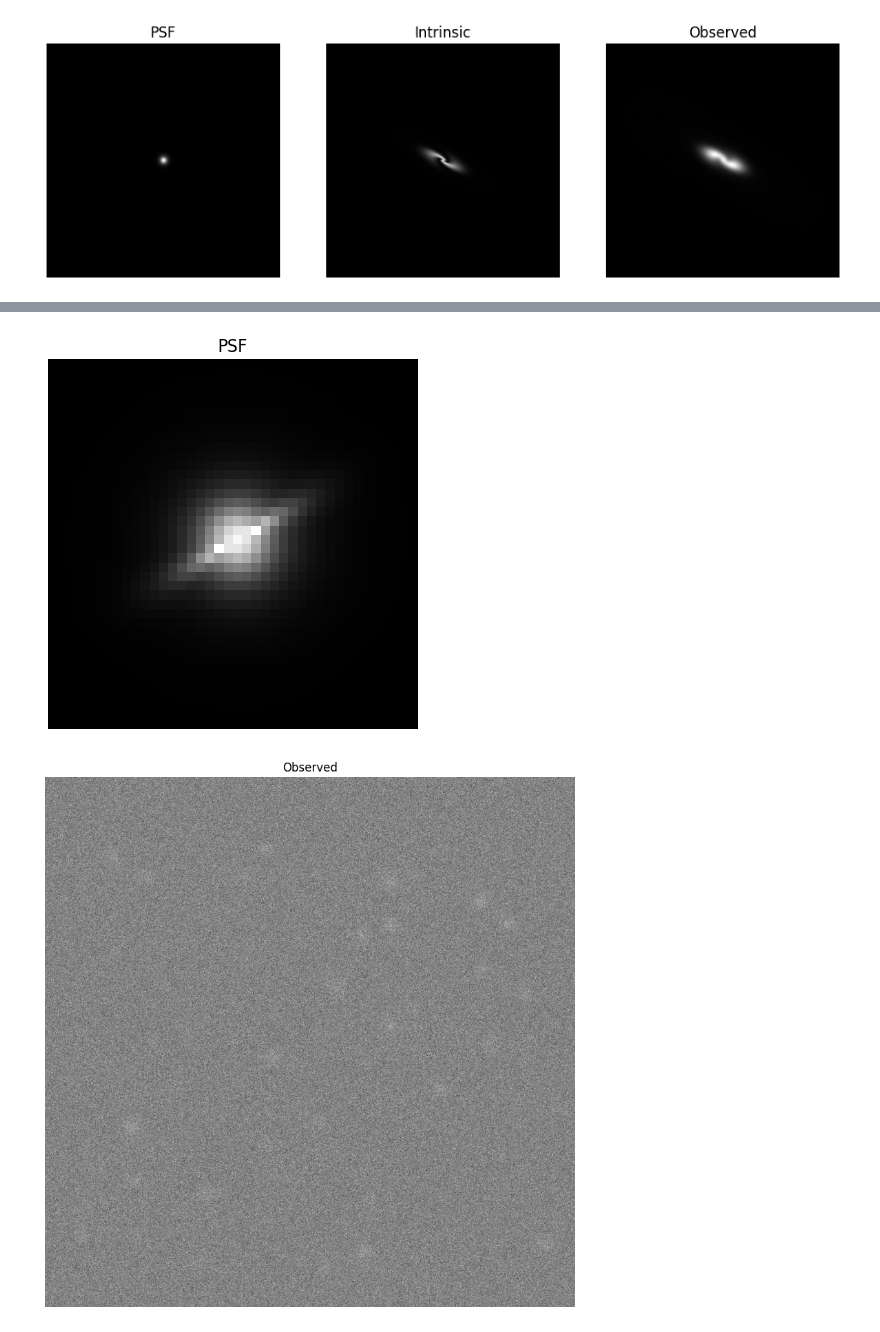
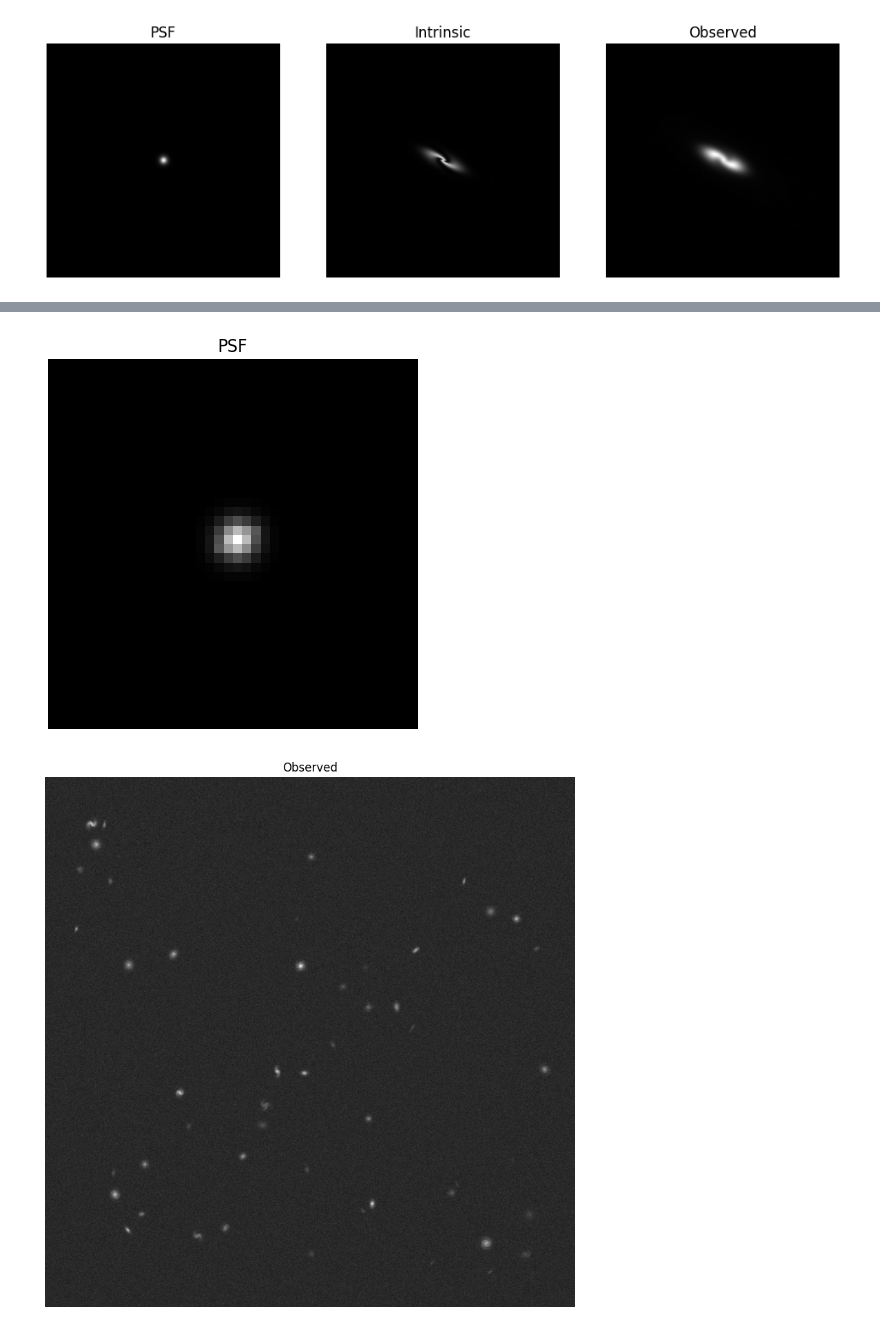
Before and after one commit to nielsklerk/FRP, a Jupyter notebook: notebooks/02_gaap.ipynb, the cells around one changed output, grey strips where cells are left out. Saved outputs shown, nothing was run; the diff lists cells and outputs as text; code cells hidden in the pictures.

```diff
--- a/notebooks/02_gaap.ipynb
+++ b/notebooks/02_gaap.ipynb
@@ -81,8 +80,8 @@ width = 1000
 margin = 50
 
 # Define scaling for the weight
-a = 10
-b = 10
+a = 8
+b = 8
 
 image = np.zeros((height, width), dtype=float)
 
@@ -90,8 +89,8 @@ centers = []
 true_F = []
 for _ in range(N_galaxies):
     # Generate random galaxy parameters
-    xc = np.random.uniform(0 + margin, width - margin)
-    yc = np.random.uniform(0 + margin, height - margin)
+    xc = int(np.random.uniform(0 + margin, width - margin))
+    yc = int(np.random.uniform(0 + margin, height - margin))
     k = np.random.uniform(1e-3, 1)
     n = np.random.uniform(0.2, 0.5)
     rotation = np.random.uniform(-np.pi / 2, np.pi / 2)
@@ -100,7 +99,7 @@ for _ in range(N_galaxies):
     winding = np.random.uniform(1, 5)
     arm_width = np.random.uniform(0.001, 0.004)
     bulge_strength = np.random.uniform(0.5, 1)
-    Rc = np.random.uniform(10, 15)
+    Rc = np.random.uniform(5, 15)
 
     # Generate galaxy image
     galaxy_image = sersic(height, width, xc, yc, k, n, inclination=inclination, rotation=rotation, Rc=Rc, n_arms=n_arms,
@@ -127,25 +126,25 @@ plt.show()
 # %%
 # Define normalized PSF
-image_psf = moffat(40, 40, 2, 5, n_spikes=2, rotation=np.pi/3, spike_strength=0.2, spike_width=0.2, Rc=8)
+image_psf = moffat(40, 40, 8, 5, n_spikes=2, rotation=np.pi/3, spike_strength=0.2, spike_width=0.2, Rc=2)
 image_psf /= image_psf.sum()
 
 # Plot PSF
 plt.imshow(image_psf)
 plt.title("PSF")
 plt.show()
 
 # Add noise and convolve with PSF
-noise = np.random.normal(0, 10, size=image.shape)
+noise = np.random.normal(0, 0.5, size=image.shape)
 new_image = fftconvolve(image, image_psf, mode='same') + noise
 
 # Plot convolved image with noise
 plt.figure(figsize=(10, 10))
 plt.imshow(new_image)
 plt.title("Observed")
 plt.show()
 # %% [output]
-[figure, old version]
+[figure, new version]
-[figure, old version]
+[figure, new version]
 # %%
 pixels = new_image.flatten()
 # Make the histogram
```
Also changed, not shown: parts of 15 cells of this notebook, 10 other files.
